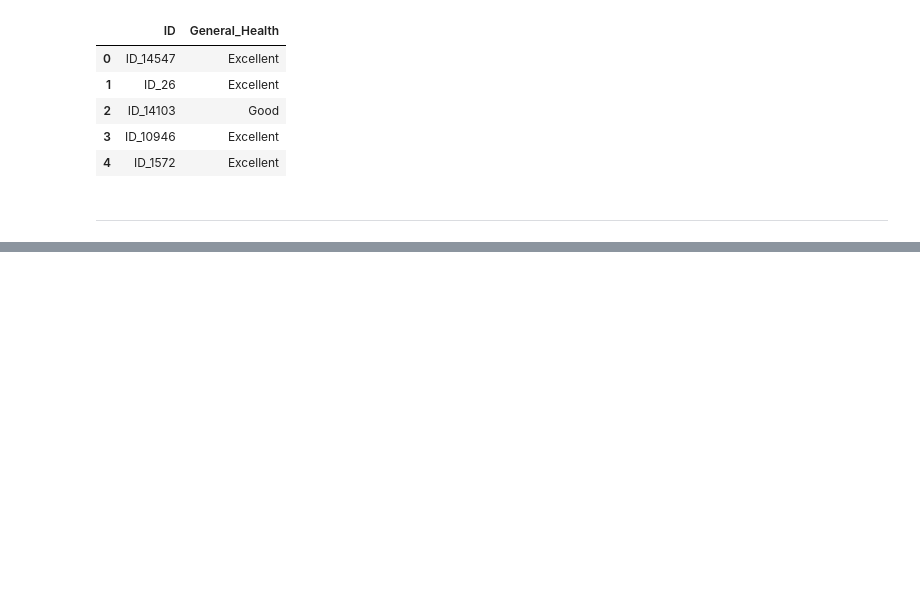
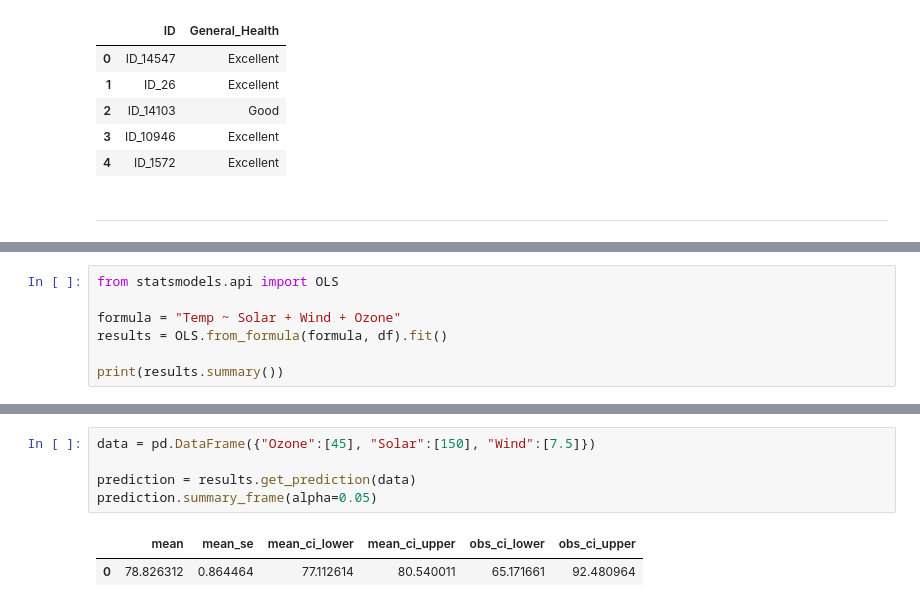
Before and after one commit to Jugahy/-, a Jupyter notebook: 기출/6회 기출 변형.ipynb, the cells around one changed output, grey strips where cells are left out. Cells and saved outputs as stored; diff of their text form; blank space fills up the shorter version.

```diff
--- a/기출/6회 기출 변형.ipynb
+++ b/기출/6회 기출 변형.ipynb
@@ -217,0 +303,7 @@ test f1score 0.5292976532907459
+# %%
+from statsmodels.api import OLS
+
+formula = "Temp ~ Solar + Wind + Ozone"
+results = OLS.from_formula(formula, df).fit()
+
+print(results.summary())
@@ -217,0 +343,8 @@ test f1score 0.5292976532907459
+# %%
+data = pd.DataFrame({"Ozone":[45], "Solar":[150], "Wind":[7.5]})
+
+prediction = results.get_prediction(data)
+prediction.summary_frame(alpha=0.05)
+# %% [output]
+|  | mean | mean_se | mean_ci_lower | mean_ci_upper | obs_ci_lower | obs_ci_upper |
+| 0 | 78.826312 | 0.864464 | 77.112614 | 80.540011 | 65.171661 | 92.480964 |
```
Also changed, not shown: parts of 13 cells of this notebook.
